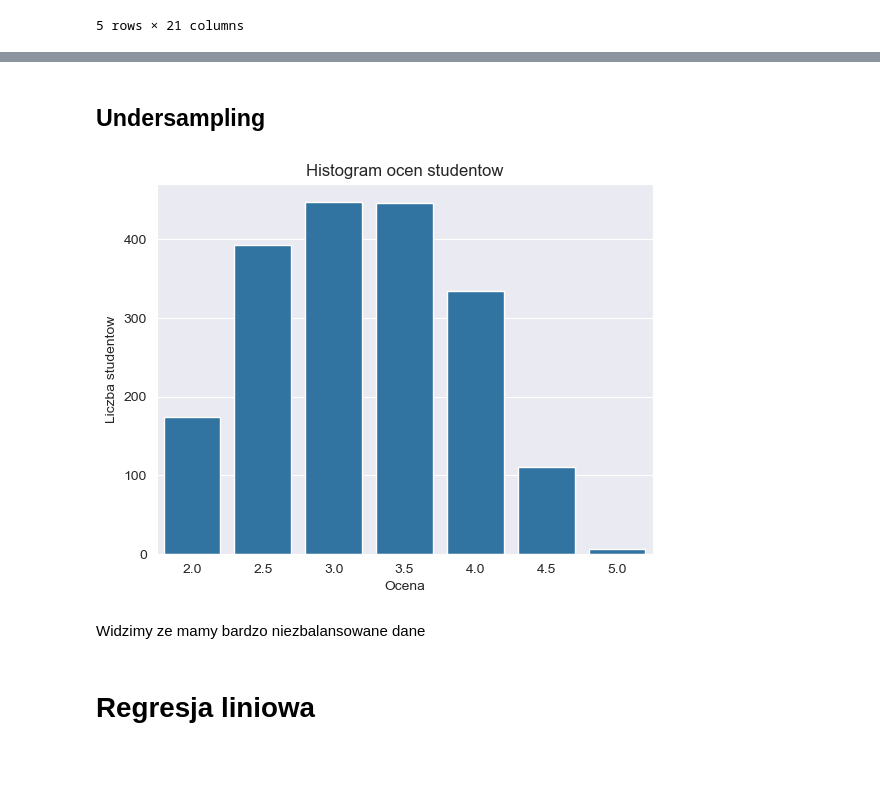
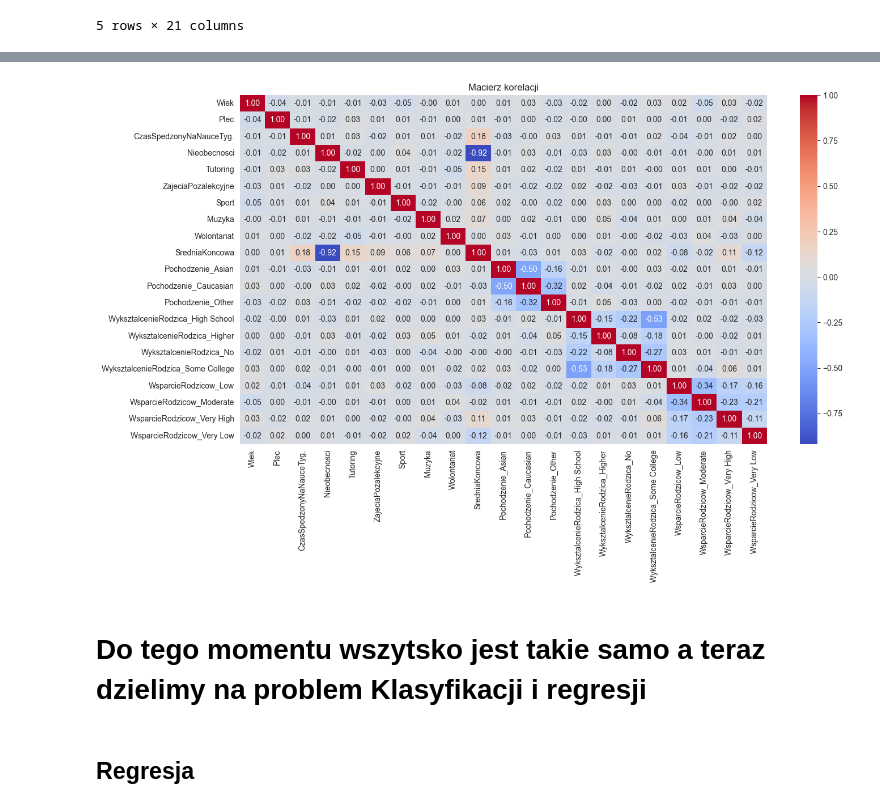
Before and after one commit to Polinez/MLClassProject, a Jupyter notebook: sample.ipynb, the cells around one changed output, grey strips where cells are left out. Saved outputs shown, nothing was run; the diff lists cells and outputs as text; code cells hidden in the pictures; blank space fills up the shorter version.

```diff
--- a/sample.ipynb
+++ b/sample.ipynb
@@ -198,2 +159,0 @@ Zbior po standaryzacji
-# %% [markdown]
-## Undersampling
@@ -202,12 +160,12 @@ print(y_train.value_counts())
-# %%
-sns.countplot(x=y_train)
-plt.xlabel('Ocena')
-plt.ylabel('Liczba studentow')
-plt.title('Histogram ocen studentow')
-plt.show()
-# %% [output]
-[figure, removed]
-# %% [markdown]
-Widzimy ze mamy bardzo niezbalansowane dane
+# %%
+plt.figure(figsize=(15, 8))
+corr = data.corr()
+sns.heatmap(corr, annot=True, cmap='coolwarm', fmt='.2f')
+plt.title('Macierz korelacji')
+plt.show()
+# %% [output]
+[figure, added]
+# %% [markdown]
+# Do tego momentu wszytsko jest takie samo a teraz dzielimy na problem Klasyfikacji i regresji
 # %% [markdown]
-# Regresja liniowa
+## Regresja
```
Also changed, not shown: parts of 42 cells of this notebook.
